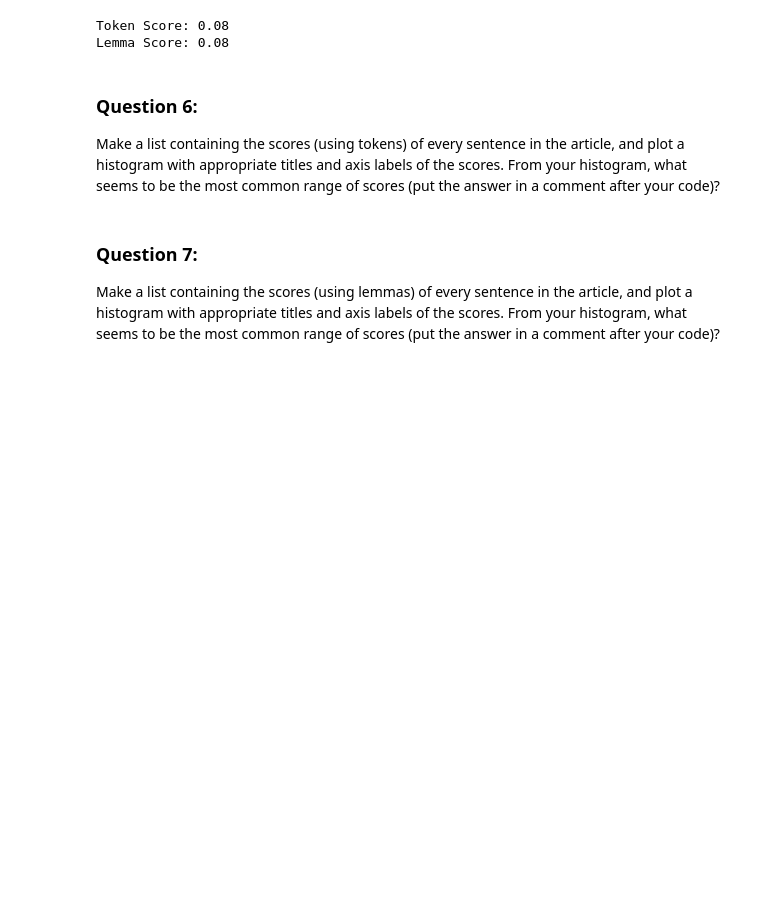
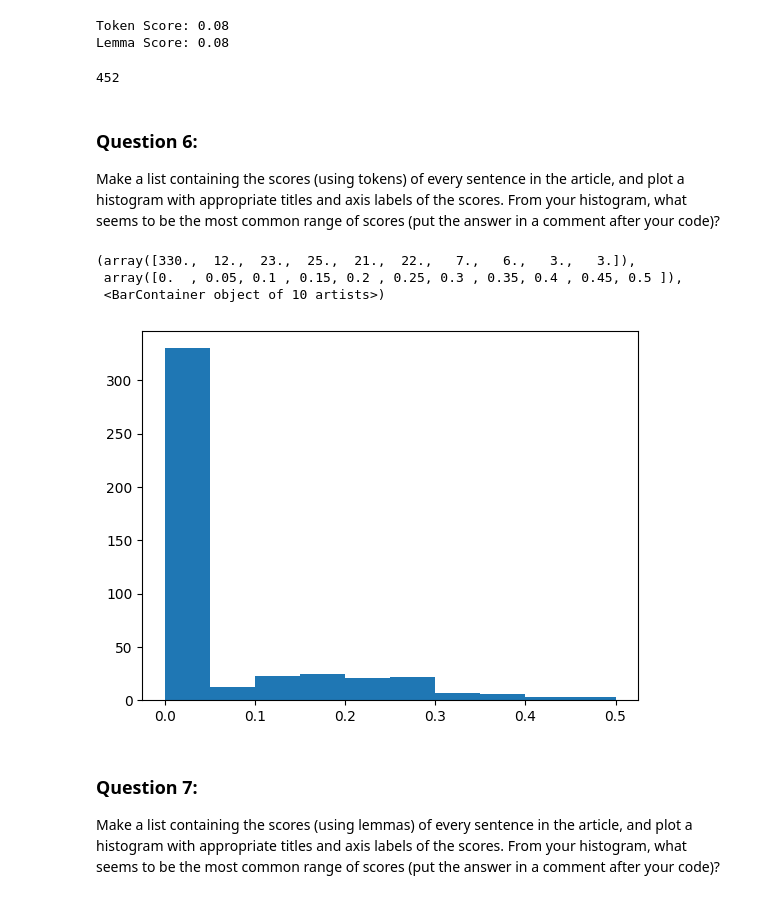
Before and after one commit to Stone-Snevets/web-06-web_scraping, a Jupyter notebook: web-scraping.ipynb, the cells around one changed output. Saved outputs shown, nothing was run; the diff lists cells and outputs as text; code cells hidden in the pictures; blank space fills up the shorter version.

Commit message:
Create a histogram of token scores

```diff
--- a/web-scraping.ipynb
+++ b/web-scraping.ipynb
@@ -212,9 +217,39 @@ print('Lemma Score:', lemmas_score)
 # %% [output]
 Token Score: 0.08
 Lemma Score: 0.08
+# %%
+print(len(list(doc.sents)))
+# %% [output]
+452
 # %% [markdown]
 ### Question 6:
 Make a list containing the scores (using tokens) of every sentence in the article, and plot a histogram with appropriate titles and axis labels of the scores. From your histogram, what seems to be the most common range of scores (put the answer in a comment after your code)?
+# %%
+# Create an empty list to put token scores in
+token_score_list = []
+
+# For each sentence
+for i in range(len(list(doc.sents))):
+
+    # Call score_sentence_by_token()
+    tkn_score = score_sentence_by_token(list(doc.sents)[i], interesting_tokens)
+
+    # Append the token score into our list
+    token_score_list.append(tkn_score)
+
+# Generate a histogram of the scores
+#-> x = scores, y = frequency of those scores
+plt.hist(x = token_score_list, bins = 10)
+
+# Comment what seems to be the most common range of scores
+
+# By FAR the most common range of scores is between 0.00 and 0.05.
+# This is mostly due to many of the token scores being zero.
+# %% [output]
+(array([330.,  12.,  23.,  25.,  21.,  22.,   7.,   6.,   3.,   3.]),
+ array([0.  , 0.05, 0.1 , 0.15, 0.2 , 0.25, 0.3 , 0.35, 0.4 , 0.45, 0.5 ]),
+ <BarContainer object of 10 artists>)
+[figure, added]
 # %% [markdown]
 ### Question 7:
 Make a list containing the scores (using lemmas) of every sentence in the article, and plot a histogram with appropriate titles and axis labels of the scores.  From your histogram, what seems to be the most common range of scores (put the answer in a comment after your code)?
```
Also changed, not shown: parts of 2 cells of this notebook.
